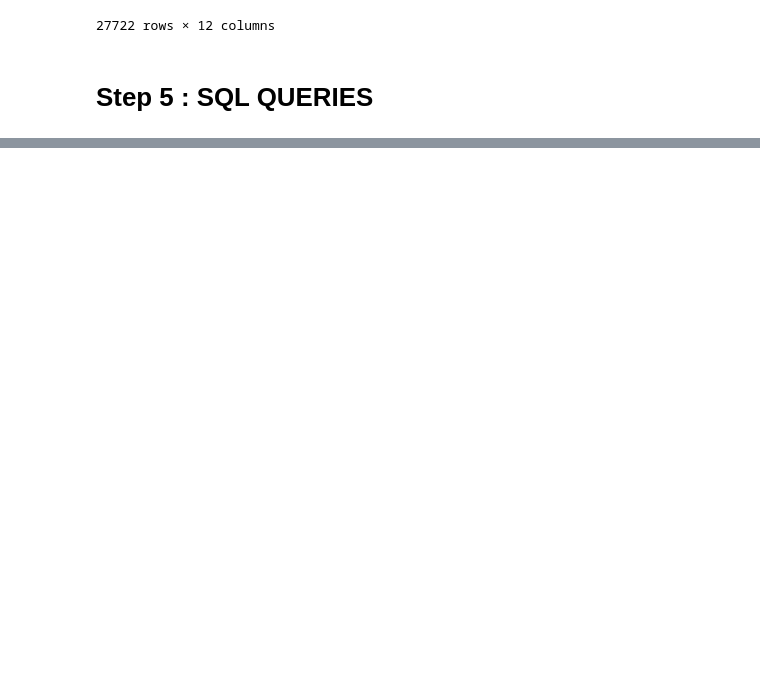
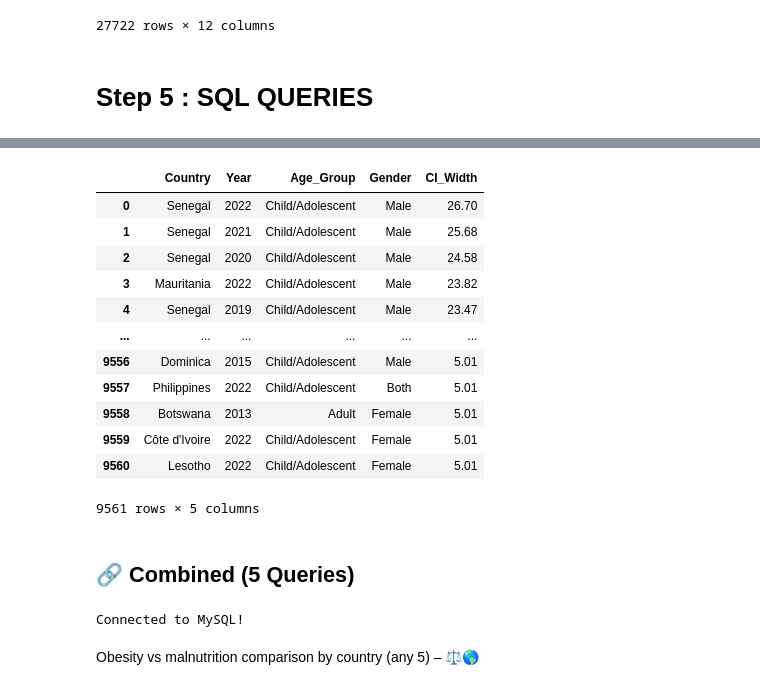
Before and after one commit to VasanthPrakasam/Project-Nutrition-Paradox-A-Global-View-on-Obesity-and-Malnutrition, a Jupyter notebook: Nutrition_Paradox_SQL_Operation.ipynb, the cells around one changed output, grey strips where cells are left out. Drawn from its saved outputs; the diff is of its cells as text; code cells hidden in the pictures; blank space fills up the shorter version.

```diff
--- a/Nutrition_Paradox_SQL_Operation.ipynb
+++ b/Nutrition_Paradox_SQL_Operation.ipynb
@@ -949,0 +1371,44 @@ df_malnutrition_sql.to_csv('final_malnutrition.csv', index=False)
+# %%
+querym10 = ("""
+SELECT Country, Year, Age_Group, Gender, CI_Width
+FROM Malnutrition
+WHERE CI_Width > 5
+ORDER BY CI_Width DESC;
+""")
+show_query(querym10)
+# %% [output]
+|  | Country | Year | Age_Group | Gender | CI_Width |
+| 0 | Senegal | 2022 | Child/Adolescent | Male | 26.70 |
+| 1 | Senegal | 2021 | Child/Adolescent | Male | 25.68 |
+| 2 | Senegal | 2020 | Child/Adolescent | Male | 24.58 |
+| 3 | Mauritania | 2022 | Child/Adolescent | Male | 23.82 |
+| 4 | Senegal | 2019 | Child/Adolescent | Male | 23.47 |
+| ... | ... | ... | ... | ... | ... |
+| 9556 | Dominica | 2015 | Child/Adolescent | Male | 5.01 |
+| 9557 | Philippines | 2022 | Child/Adolescent | Both | 5.01 |
+| 9558 | Botswana | 2013 | Adult | Female | 5.01 |
+| 9559 | Côte d'Ivoire | 2022 | Child/Adolescent | Female | 5.01 |
+| 9560 | Lesotho | 2022 | Child/Adolescent | Female | 5.01 |
+9561 rows × 5 columns
+# %% [markdown]
+## **🔗 Combined (5 Queries)**
+# %%
+# Database configuration
+db_config = {
+    'host': 'gateway01.ap-southeast-1.prod.aws.tidbcloud.com',
+    'port': '4000',
+    'user': '2yAFaedwBArCDSP.root',
+    'password': 'OKWXUUFbHCuz3Oct',
+}
+
+# Connect to MySQL
+conn = mysql.connector.connect(**db_config)
+cur = conn.cursor()
+print("Connected to MySQL!")
+
+cur.execute("CREATE DATABASE IF NOT EXISTS Nutrition_Paradox")
+cur.execute("USE Nutrition_Paradox")
+# %% [output]
+Connected to MySQL!
+# %% [markdown]
+Obesity vs malnutrition comparison by country (any 5) – ⚖️🌎
```
Also changed, not shown: parts of 83 cells of this notebook.
